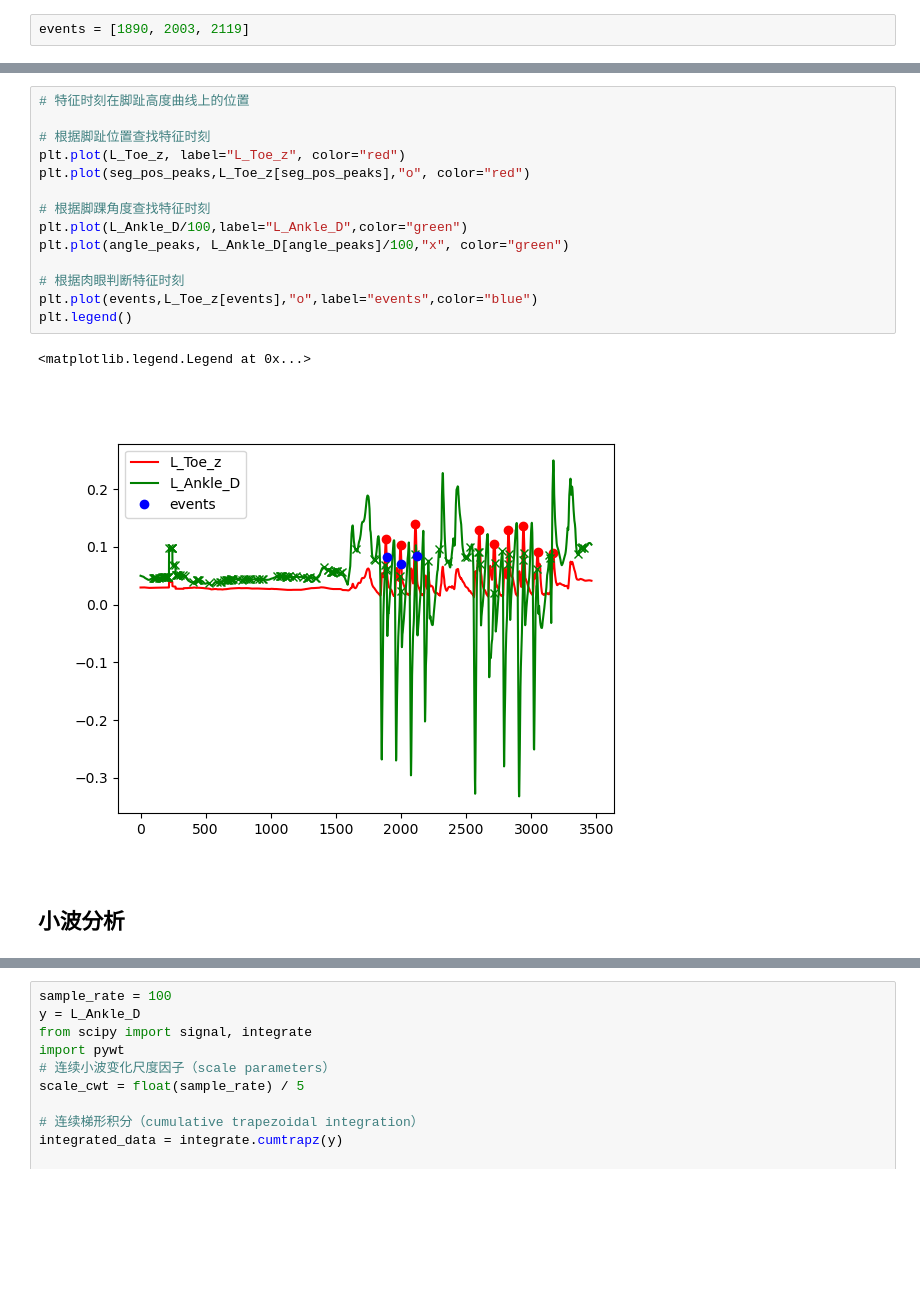
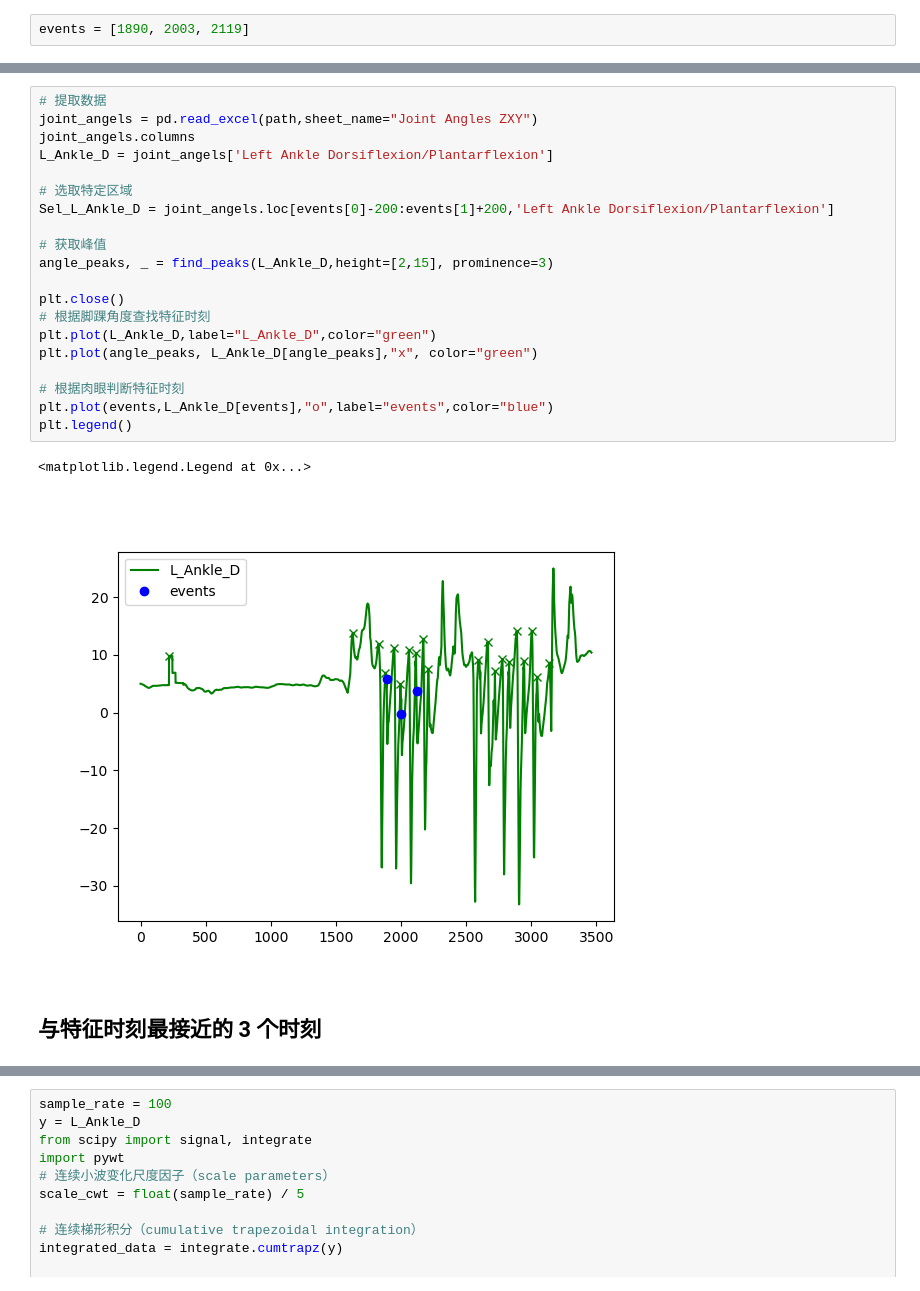
Before and after one commit to Allwillcome/--_----, a Jupyter notebook: Notes/Biomechanics/IMUGaitAnalysis/20230907_GaitAnalysisDemo.ipynb, the cells around one changed output, grey strips where cells are left out. Cells and saved outputs as stored; diff of their text form; blank space fills up the shorter version.

```diff
--- a/Notes/Biomechanics/IMUGaitAnalysis/20230907_GaitAnalysisDemo.ipynb
+++ b/Notes/Biomechanics/IMUGaitAnalysis/20230907_GaitAnalysisDemo.ipynb
@@ -91,19 +86,25 @@ events = [1890, 2003, 2119]
 # %%
-# 特征时刻在脚趾高度曲线上的位置
+# 提取数据
+joint_angels = pd.read_excel(path,sheet_name="Joint Angles ZXY")
+joint_angels.columns
+L_Ankle_D = joint_angels['Left Ankle Dorsiflexion/Plantarflexion']
 
-# 根据脚趾位置查找特征时刻
-plt.plot(L_Toe_z, label="L_Toe_z", color="red")
-plt.plot(seg_pos_peaks,L_Toe_z[seg_pos_peaks],"o", color="red")
+# 选取特定区域
+Sel_L_Ankle_D = joint_angels.loc[events[0]-200:events[1]+200,'Left Ankle Dorsiflexion/Plantarflexion']
 
+# 获取峰值
+angle_peaks, _ = find_peaks(L_Ankle_D,height=[2,15], prominence=3)
+
+plt.close()
 # 根据脚踝角度查找特征时刻
-plt.plot(L_Ankle_D/100,label="L_Ankle_D",color="green")
-plt.plot(angle_peaks, L_Ankle_D[angle_peaks]/100,"x", color="green")
+plt.plot(L_Ankle_D,label="L_Ankle_D",color="green")
+plt.plot(angle_peaks, L_Ankle_D[angle_peaks],"x", color="green")
 
 # 根据肉眼判断特征时刻
-plt.plot(events,L_Toe_z[events],"o",label="events",color="blue")
+plt.plot(events,L_Ankle_D[events],"o",label="events",color="blue")
 plt.legend()
 # %% [output]
 <matplotlib.legend.Legend at 0x...>
-[figure, old version]
+[figure, new version]
-# %% [markdown]
-## 小波分析
+# %% [markdown]
+## 与特征时刻最接近的 3 个时刻
```
Also changed, not shown: parts of 31 cells of this notebook, 4 other files.
